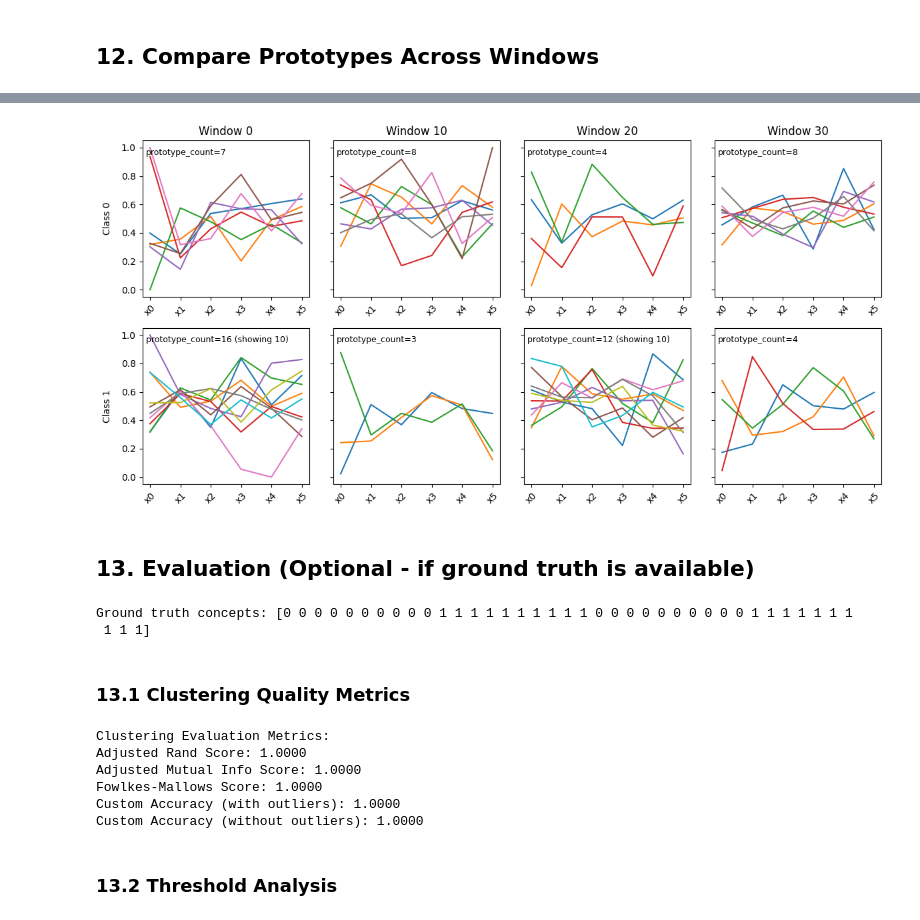
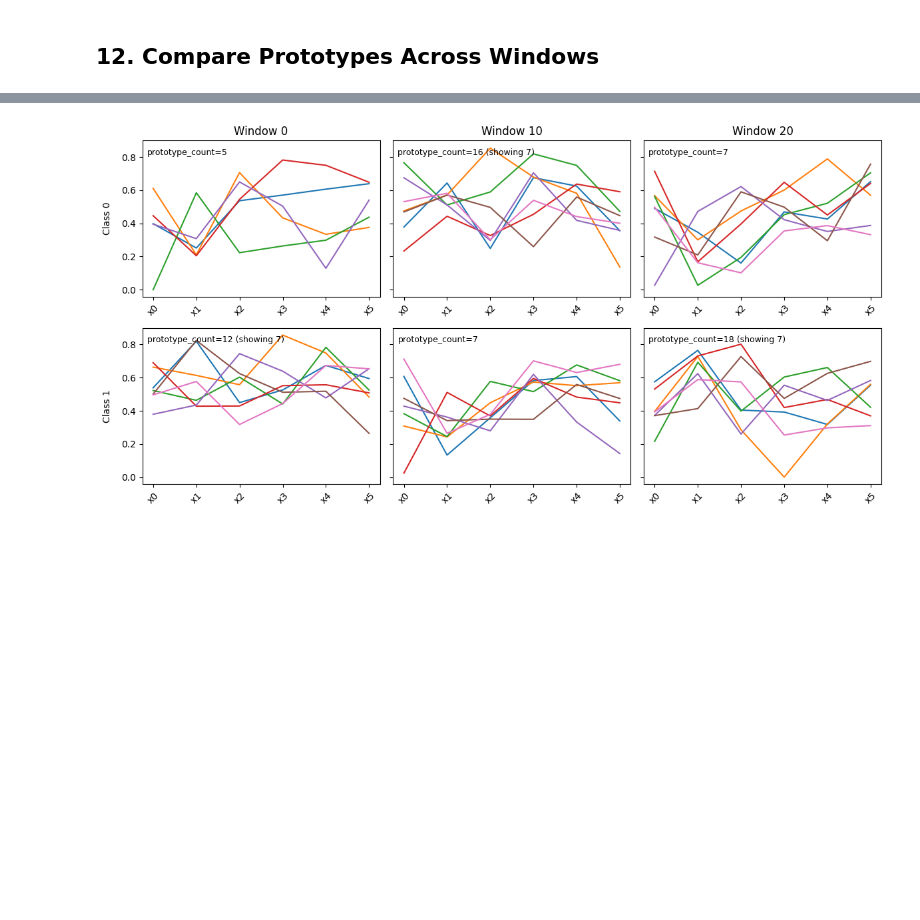
Before and after one commit to KubaCzech/DriftDetectionWithExplainableAI, a Jupyter notebook: notebooks/prototype_drift_analysis.ipynb, the cells around one changed output, grey strips where cells are left out. Drawn from its saved outputs; the diff is of its cells as text; code cells hidden in the pictures; blank space fills up the shorter version.

```diff
--- a/notebooks/prototype_drift_analysis.ipynb
+++ b/notebooks/prototype_drift_analysis.ipynb
@@ -283,52 +282,9 @@ Class 0
 # %%
 # Compare prototypes from different windows/concepts
 # Select windows that represent different concepts or before/after drifts
-windows_to_compare = [0] + drift_locations  # Adjust based on your data
 
-plot_prototype_comparison(storage, windows_to_compare, max_prototypes=10)
+windows_to_compare = [0, 10, 20]
+
+plot_prototype_comparison(storage, windows_to_compare, max_prototypes=7)
 # %% [output]
-[figure, old version]
+[figure, new version]
-# %% [markdown]
-## 13. Evaluation (Optional - if ground truth is available)
-# %%
-# Define ground truth concept labels if available
-# Example: This is dataset-specific and should match your actual drift points
-def get_true_concept(window_nr):
-    """Define ground truth concept for each window.
-
-    Modify this function based on your dataset's actual drift points.
-    """
-    if window_nr < 10:
-        return 0
-    elif window_nr < 20:
-        return 1
-    elif window_nr < 30:
-        return 0
-    else:
-        return 1
-
-# Create ground truth array
-true_concept_list = np.array([get_true_concept(i) for i in range(len(labels))])
-print("Ground truth concepts:", true_concept_list)
-# %% [output]
-Ground truth concepts: [0 0 0 0 0 0 0 0 0 0 1 1 1 1 1 1 1 1 1 1 0 0 0 0 0 0 0 0 0 0 1 1 1 1 1 1 1
- 1 1 1]
-# %% [markdown]
-### 13.1 Clustering Quality Metrics
-# %%
-# Evaluate clustering quality
-print("Clustering Evaluation Metrics:")
-print(f"Adjusted Rand Score: {adjusted_rand_score(true_concept_list, labels):.4f}")
-print(f"Adjusted Mutual Info Score: {adjusted_mutual_info_score(true_concept_list, labels):.4f}")
-print(f"Fowlkes-Mallows Score: {fowlkes_mallows_score(true_concept_list, labels):.4f}")
-print(f"Custom Accuracy (with outliers): {clustered_labels_accuracy(labels, true_concept_list, outliers_included=True):.4f}")
-print(f"Custom Accuracy (without outliers): {clustered_labels_accuracy(labels, true_concept_list, outliers_included=False):.4f}")
-# %% [output]
-Clustering Evaluation Metrics:
-Adjusted Rand Score: 1.0000
-Adjusted Mutual Info Score: 1.0000
-Fowlkes-Mallows Score: 1.0000
-Custom Accuracy (with outliers): 1.0000
-Custom Accuracy (without outliers): 1.0000
-# %% [markdown]
-### 13.2 Threshold Analysis
```
Also changed, not shown: parts of 31 cells of this notebook, 1 other file.
